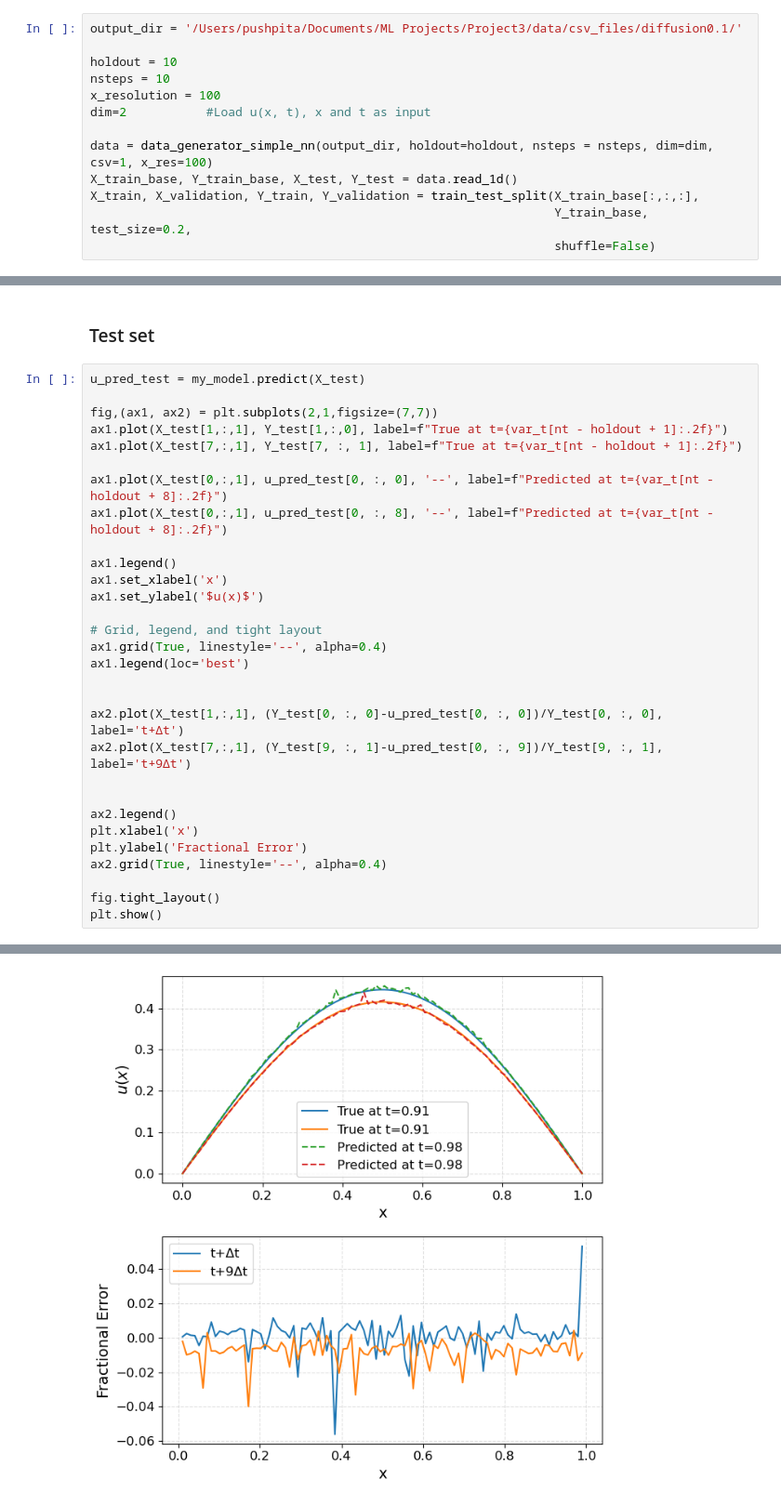
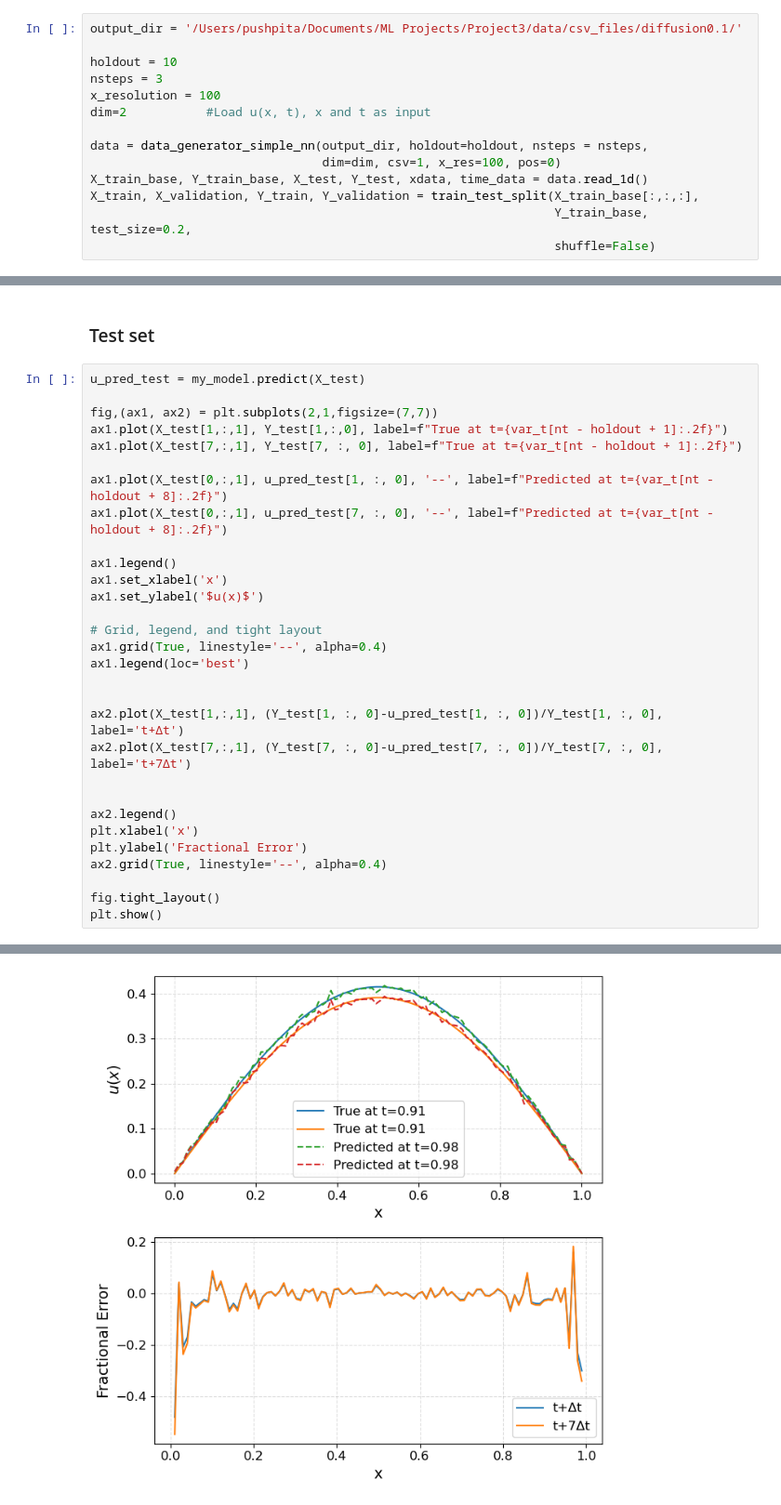
Before and after one commit to daspushpita/heat_ml, a Jupyter notebook: notebooks/simple_neuralnet.ipynb, the cells around one changed output, grey strips where cells are left out. Shown at 93% size. Drawn from its saved outputs; the diff is of its cells as text.

```diff
--- a/notebooks/simple_neuralnet.ipynb
+++ b/notebooks/simple_neuralnet.ipynb
@@ -23,12 +23,13 @@ from sklearn.model_selection import train_test_split
 output_dir = '/Users/pushpita/Documents/ML Projects/Project3/data/csv_files/diffusion0.1/'
 
 holdout = 10
-nsteps = 10
+nsteps = 3
 x_resolution = 100
 dim=2           #Load u(x, t), x and t as input
 
-data = data_generator_simple_nn(output_dir, holdout=holdout, nsteps = nsteps, dim=dim, csv=1, x_res=100)
-X_train_base, Y_train_base, X_test, Y_test = data.read_1d()
+data = data_generator_simple_nn(output_dir, holdout=holdout, nsteps = nsteps,
+                                dim=dim, csv=1, x_res=100, pos=0)
+X_train_base, Y_train_base, X_test, Y_test, xdata, time_data = data.read_1d()
 X_train, X_validation, Y_train, Y_validation = train_test_split(X_train_base[:,:,:],
                                                                 Y_train_base, test_size=0.2,
                                                                 shuffle=False)
@@ -179,10 +180,10 @@ u_pred_test = my_model.predict(X_test)
 
 fig,(ax1, ax2) = plt.subplots(2,1,figsize=(7,7))
 ax1.plot(X_test[1,:,1], Y_test[1,:,0], label=f"True at t={var_t[nt - holdout + 1]:.2f}")
-ax1.plot(X_test[7,:,1], Y_test[7, :, 1], label=f"True at t={var_t[nt - holdout + 1]:.2f}")
+ax1.plot(X_test[7,:,1], Y_test[7, :, 0], label=f"True at t={var_t[nt - holdout + 1]:.2f}")
 
-ax1.plot(X_test[0,:,1], u_pred_test[0, :, 0], '--', label=f"Predicted at t={var_t[nt - holdout + 8]:.2f}")
-ax1.plot(X_test[0,:,1], u_pred_test[0, :, 8], '--', label=f"Predicted at t={var_t[nt - holdout + 8]:.2f}")
+ax1.plot(X_test[0,:,1], u_pred_test[1, :, 0], '--', label=f"Predicted at t={var_t[nt - holdout + 8]:.2f}")
+ax1.plot(X_test[0,:,1], u_pred_test[7, :, 0], '--', label=f"Predicted at t={var_t[nt - holdout + 8]:.2f}")
 
 ax1.legend()
 ax1.set_xlabel('x')
@@ -193,8 +194,8 @@ ax1.grid(True, linestyle='--', alpha=0.4)
 ax1.legend(loc='best')
 
 
-ax2.plot(X_test[1,:,1], (Y_test[0, :, 0]-u_pred_test[0, :, 0])/Y_test[0, :, 0], label='t+Δt')
-ax2.plot(X_test[7,:,1], (Y_test[9, :, 1]-u_pred_test[0, :, 9])/Y_test[9, :, 1], label='t+9Δt')
+ax2.plot(X_test[1,:,1], (Y_test[1, :, 0]-u_pred_test[1, :, 0])/Y_test[1, :, 0], label='t+Δt')
+ax2.plot(X_test[7,:,1], (Y_test[7, :, 0]-u_pred_test[7, :, 0])/Y_test[7, :, 0], label='t+7Δt')
 
 
 ax2.legend()
@@ -209 +210 @@ plt.show()
-[figure, old version]
+[figure, new version]
```
Also changed, not shown: parts of 7 cells of this notebook, 2 other files.
